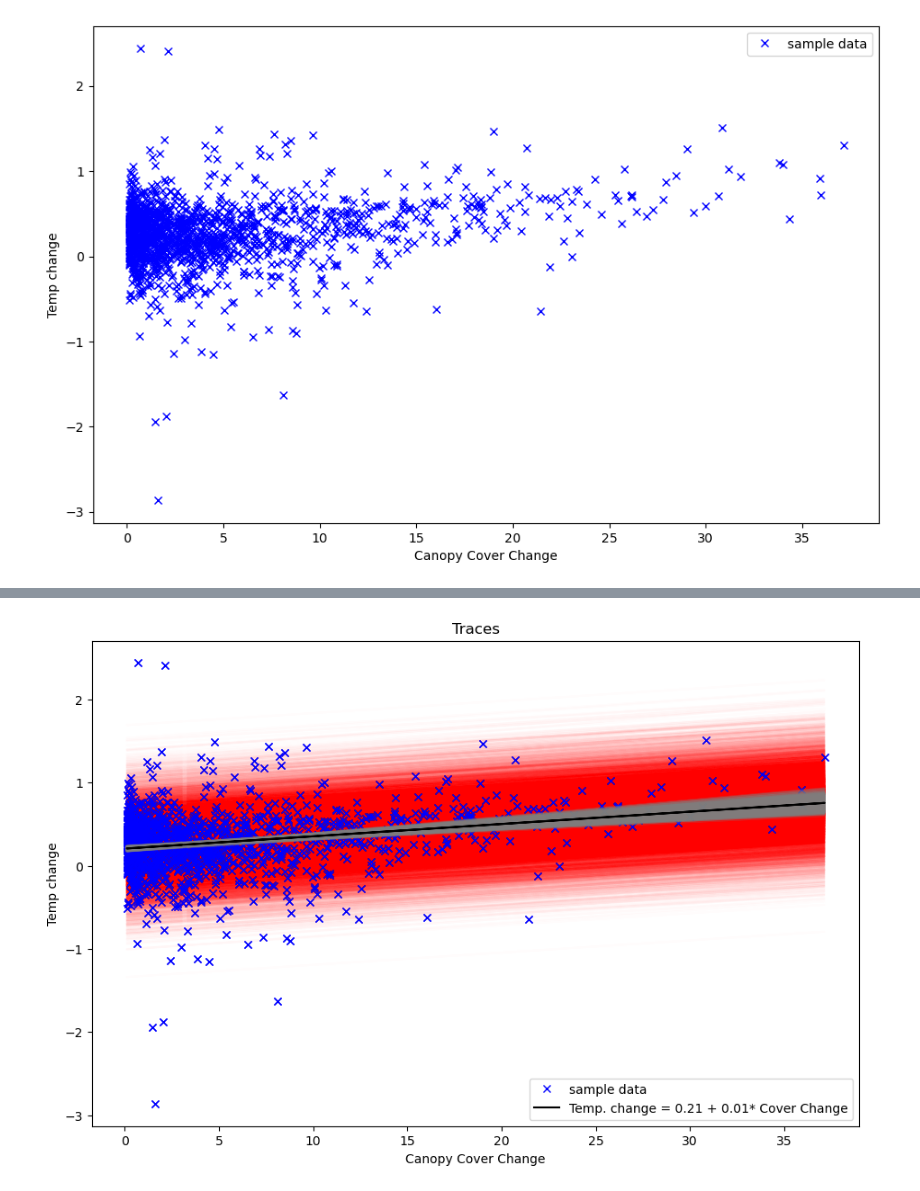
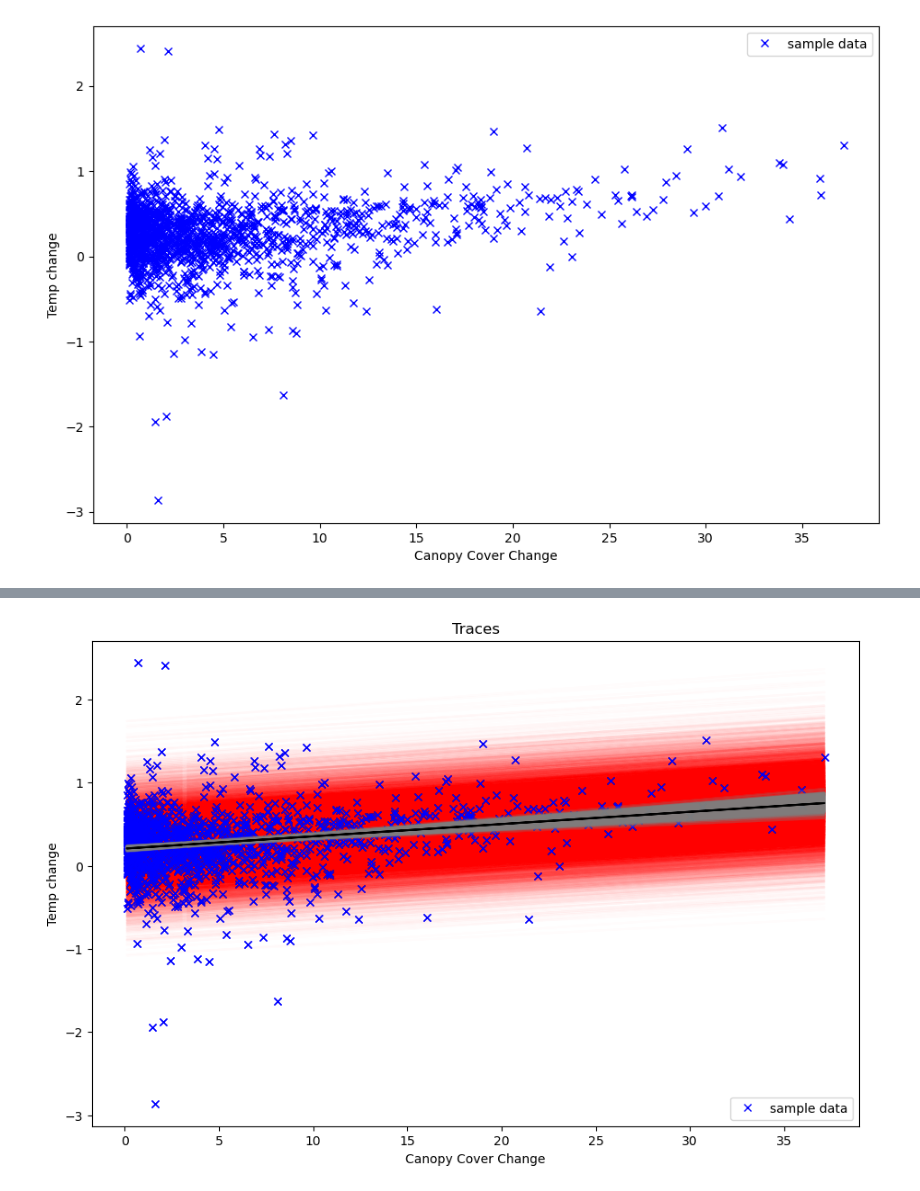
Before and after one commit to douglask3/deforest_Temp_coupling, a Jupyter notebook: linear_reg_example.ipynb, the cells around one changed output, grey strips where cells are left out. Drawn from its saved outputs; the diff is of its cells as text; code cells hidden in the pictures.

```diff
--- a/linear_reg_example.ipynb
+++ b/linear_reg_example.ipynb
@@ -31,13 +79,8 @@ ax = scatter_data()
 # %%
 with pm.Model() as model:  # model specifications in PyMC3 are wrapped in a with-statement
     # Define priors
-    sigma = pm.HalfCauchy("sigma", beta=10, testval=1.0)
-    intercept = pm.Normal("Intercept", 0, sigma=20)
-    x_coeff = pm.Normal("x", 0, sigma=20)
+    epsilon = pm.LogNormal("epsilon", 0, 10)
+    T0 = pm.Normal("T0", 0, sigma=20)
+    beta = pm.Normal("beta", 0, sigma=20)
 
-    # Define likelihood
-    likelihood = pm.Normal("y", mu=intercept + x_coeff * coverChange, sigma=sigma, observed=Tchange)
-
-    # Inference!
-    # draw 3000 posterior samples using NUTS sampling
-    trace = pm.sample(3000, return_inferencedata=True)
+    prediction = T0 + beta * coverChange
@@ -50,0 +100,8 @@ Sampling 4 chains for 1_000 tune and 3_000 draw iterations (4_000 + 12_000 draws
+# %%
+with model:
+    # Define likelihood
+    likelihood = pm.Normal("y", mu=prediction, sigma=epsilon, observed=Tchange)
+
+    # Inference!
+    # draw 3000 posterior samples using NUTS sampling
+    trace = pm.sample(3000, return_inferencedata=True)
@@ -56,4 +139,4 @@ az.plot_trace(trace, figsize=(12, 7));
 def select_post_param(name): return np.ndarray.flatten(trace.posterior[name].values)
 
 def sample_model(i):
-        return select_post_param('Intercept')[i] + select_post_param('x')[i] *coverChange
+        return select_post_param('T0')[i] + select_post_param('beta')[i] *coverChange
@@ -60,20 +145,21 @@ def sample_model(i):
 # %%
-ax = scatter_data()
-idx = range(0, len(select_post_param('Intercept')), 10)
-intercept_m = select_post_param('Intercept').mean()
-xcoeff_m = select_post_param('x').mean()
+ax     = scatter_data()
+idx    = range(0, len(select_post_param('T0')), 10)
+T0_m   = select_post_param('T0').mean()
+beta_m = select_post_param('beta').mean()
 
 for i in idx:
-    for noise in np.random.normal(0, select_post_param('sigma')[i], 10):
-        plt.plot(coverChange, sample_model(i) + noise, c='red', alpha=0.01);
+    for noise in np.random.normal(0, select_post_param('epsilon')[i], 10):
+        plt.plot(coverChange, sample_model(i) + noise, c = 'red', alpha=0.01);
 
 ax.plot(coverChange, Tchange, 'x', c = 'b')
 for i in idx: plt.plot(coverChange, sample_model(i),c='gray', alpha=0.2);
 
-plt.plot(coverChange, intercept_m + xcoeff_m * coverChange, c='k', label='Temp. change = {:.2f} + {:.2f}* Cover Change'.format(intercept_m, xcoeff_m))
+plt.plot(coverChange, T0_m + coverChange* beta_m, c='k'),
+         #label='Temp. change = {:.2f} + {:.2f}* Cover Change'.format(T0_m, beta_m))
 
 plt.legend(loc=4)
 plt.title("Traces")
 plt.show()
 # %% [output]
-[figure, old version]
+[figure, new version]
```
Also changed, not shown: parts of 15 cells of this notebook.
